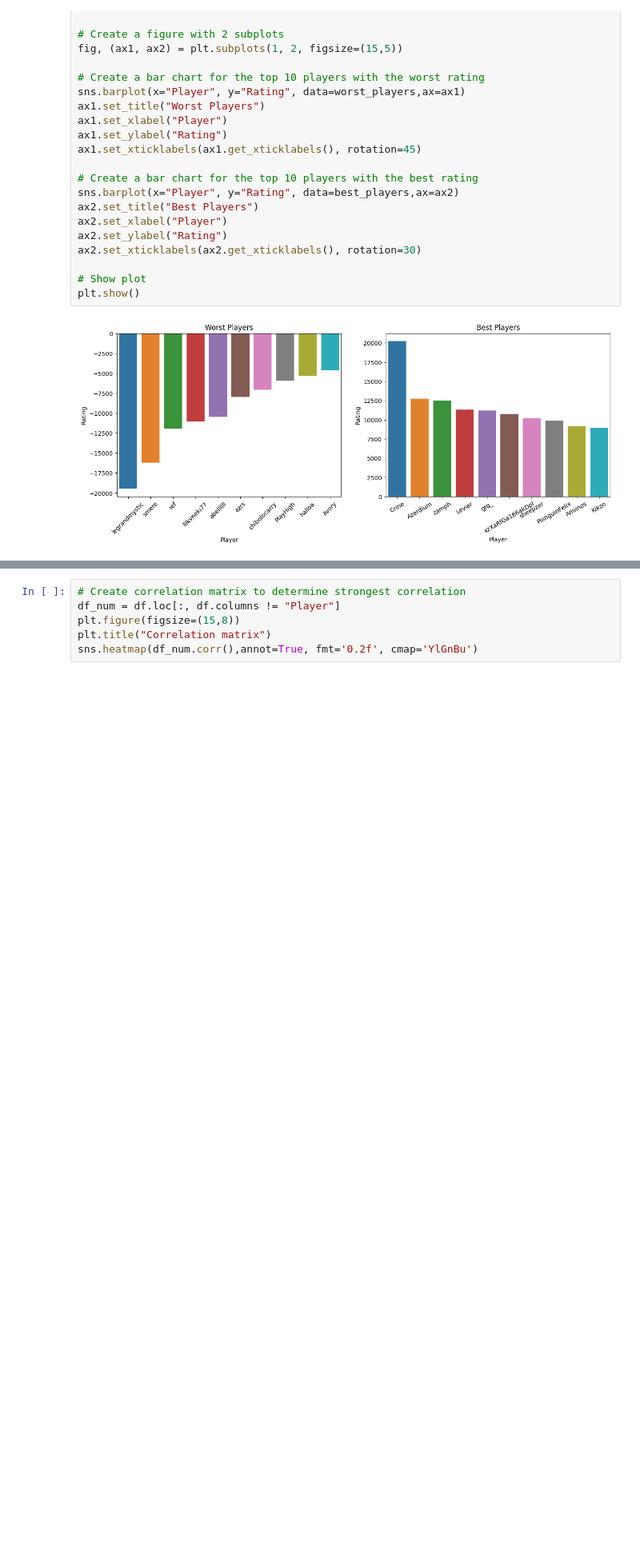
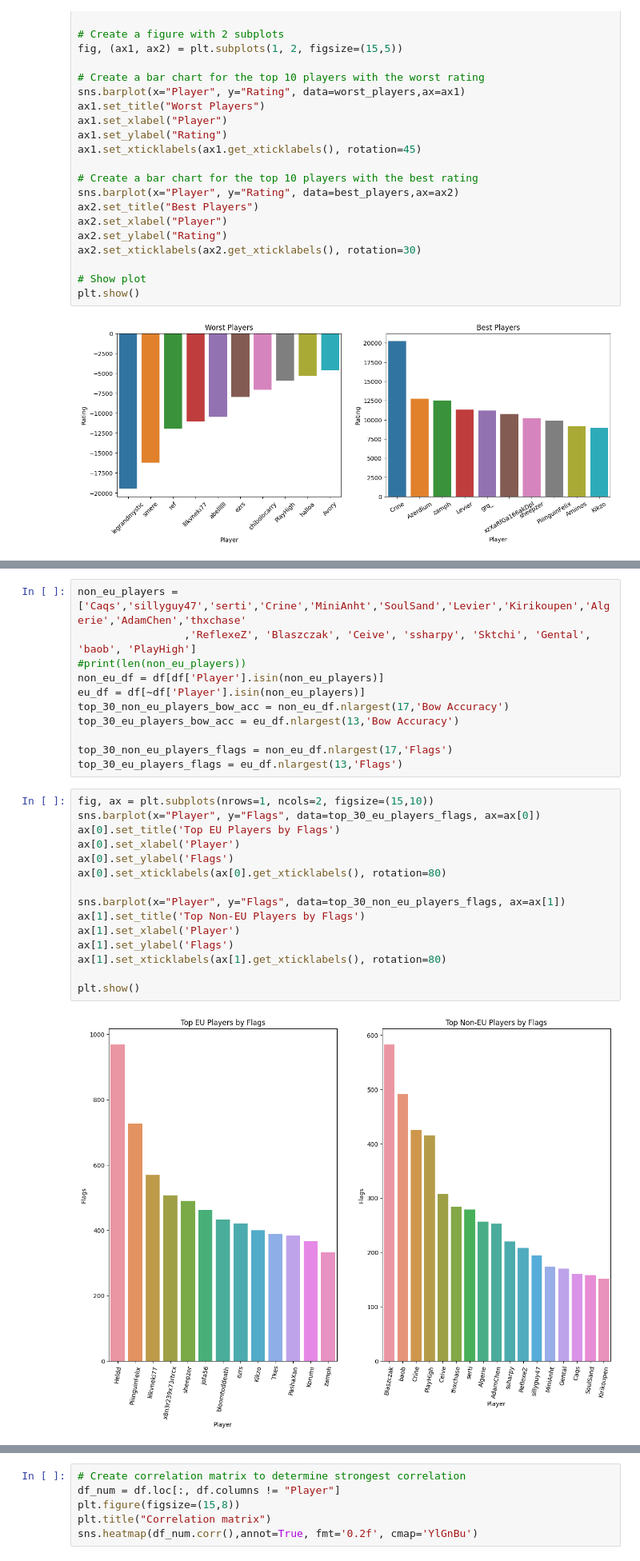
Before and after one commit to philipsinnott/Stratus, a Jupyter notebook: Stratus EDA.ipynb, the cells around one changed output, grey strips where cells are left out. Shown: that part at 80% size. Saved outputs shown, nothing was run; the diff lists cells and outputs as text; blank space fills up the shorter version.

```diff
--- a/Stratus EDA.ipynb
+++ b/Stratus EDA.ipynb
@@ -242,0 +264,28 @@ plt.show()
+# %%
+non_eu_players = ['Caqs','sillyguy47','serti','Crine','MiniAnht','SoulSand','Levier','Kirikoupen','Algerie','AdamChen','thxchase'
+                 ,'ReflexeZ', 'Blaszczak', 'Ceive', 'ssharpy', 'Sktchi', 'Gental', 'baob', 'PlayHigh']
+#print(len(non_eu_players))
+non_eu_df = df[df['Player'].isin(non_eu_players)]
+eu_df = df[~df['Player'].isin(non_eu_players)]
+top_30_non_eu_players_bow_acc = non_eu_df.nlargest(17,'Bow Accuracy')
+top_30_eu_players_bow_acc = eu_df.nlargest(13,'Bow Accuracy')
+
+top_30_non_eu_players_flags = non_eu_df.nlargest(17,'Flags')
+top_30_eu_players_flags = eu_df.nlargest(13,'Flags')
+# %%
+fig, ax = plt.subplots(nrows=1, ncols=2, figsize=(15,10))
+sns.barplot(x="Player", y="Flags", data=top_30_eu_players_flags, ax=ax[0])
+ax[0].set_title('Top EU Players by Flags')
+ax[0].set_xlabel('Player')
+ax[0].set_ylabel('Flags')
+ax[0].set_xticklabels(ax[0].get_xticklabels(), rotation=80)
+
+sns.barplot(x="Player", y="Flags", data=top_30_non_eu_players_flags, ax=ax[1])
+ax[1].set_title('Top Non-EU Players by Flags')
+ax[1].set_xlabel('Player')
+ax[1].set_ylabel('Flags')
+ax[1].set_xticklabels(ax[1].get_xticklabels(), rotation=80)
+
+plt.show()
+# %% [output]
+[figure, added]
```
Also changed, not shown: parts of 15 cells of this notebook.
